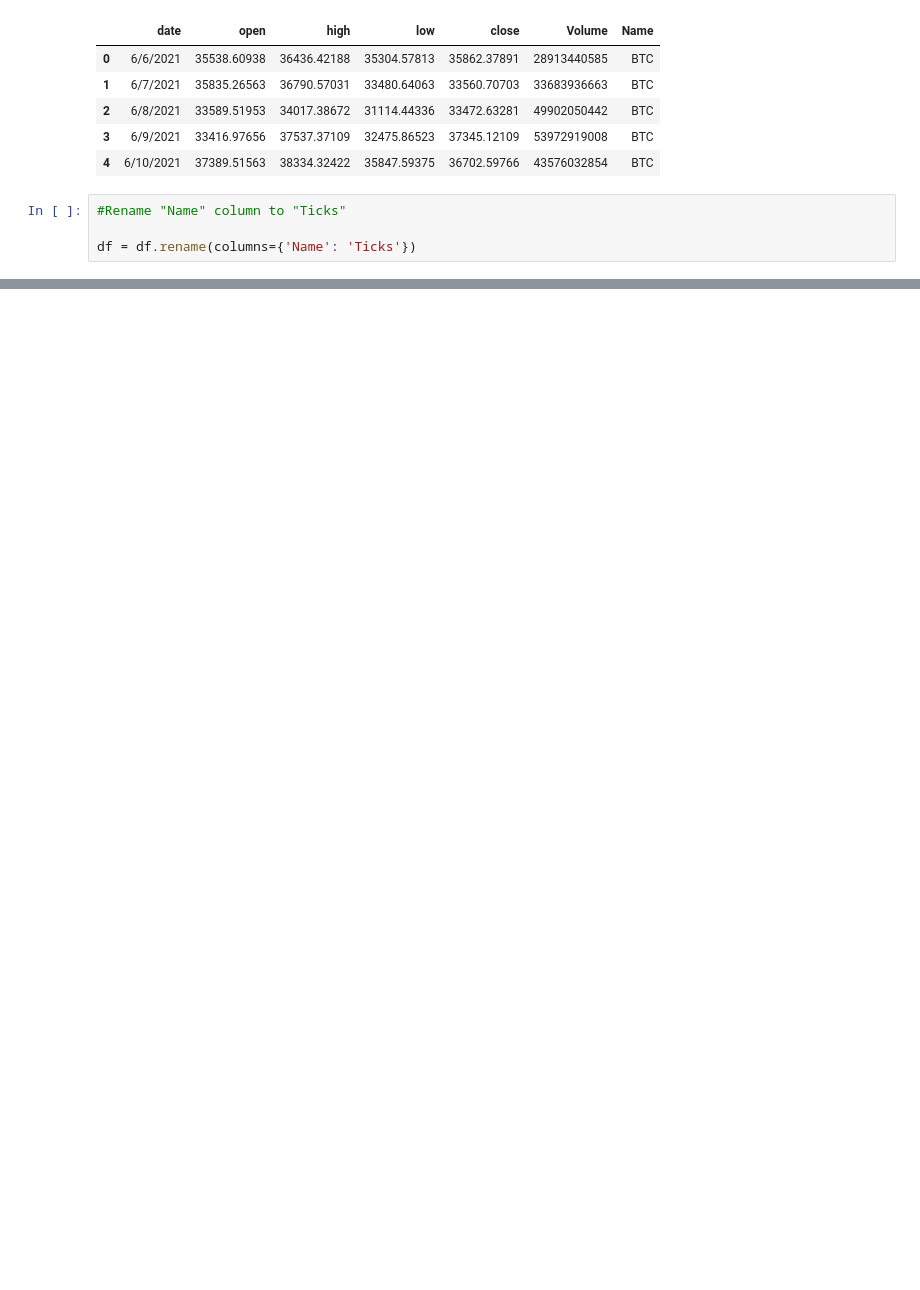
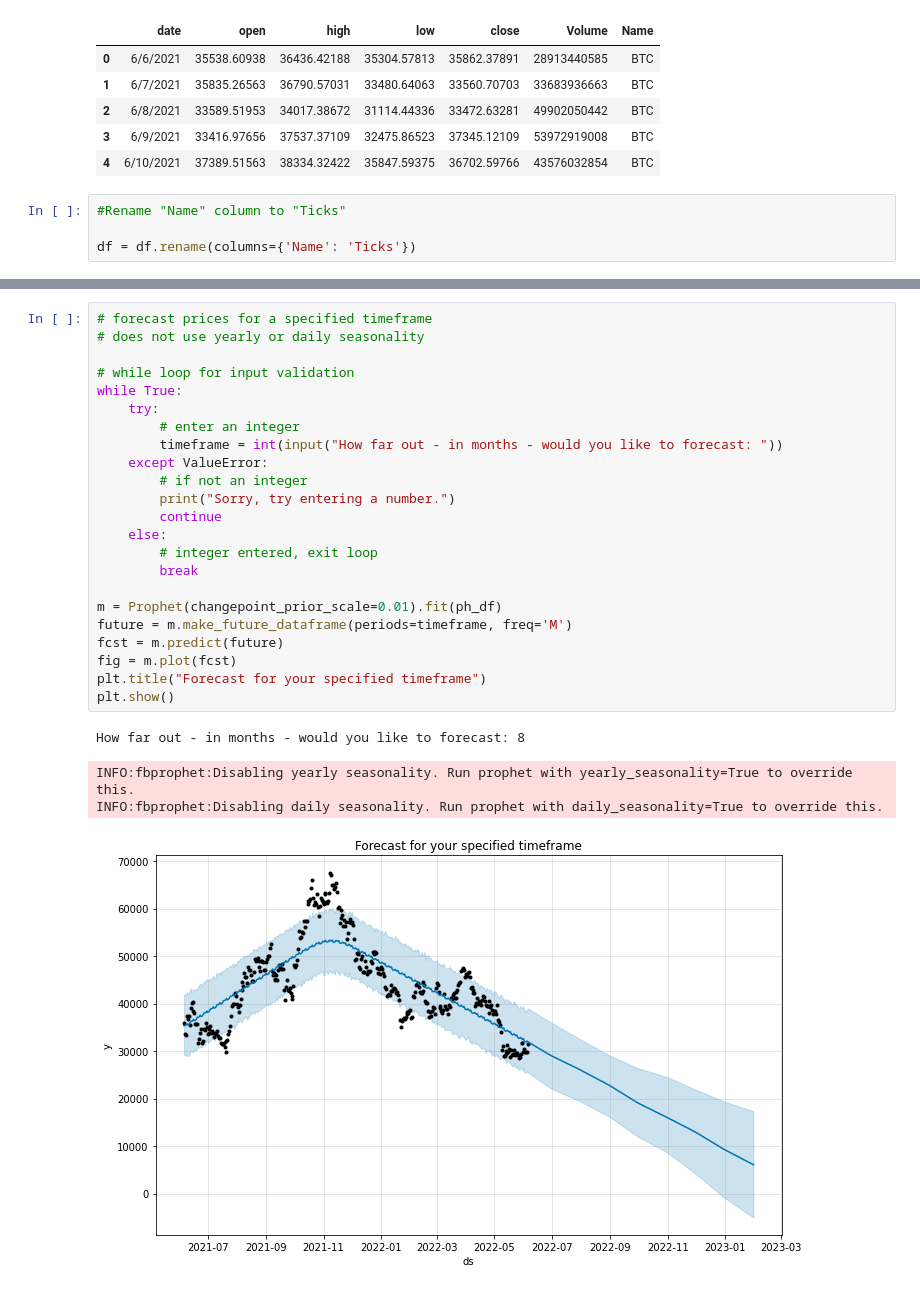
Before and after one commit to colbyenbody/crypto_price_forecaster, a Jupyter notebook: price_forecaster.ipynb, the cells around one changed output, grey strips where cells are left out. Drawn from its saved outputs; the diff is of its cells as text; blank space fills up the shorter version.

```diff
--- a/price_forecaster.ipynb
+++ b/price_forecaster.ipynb
@@ -142,0 +145,28 @@ INFO:fbprophet:Disabling daily seasonality. Run prophet with daily_seasonality=T
+# %%
+# forecast prices for a specified timeframe
+# does not use yearly or daily seasonality
+
+# while loop for input validation
+while True:
+    try:
+        # enter an integer
+        timeframe = int(input("How far out - in months - would you like to forecast: "))
+    except ValueError:
+        # if not an integer
+        print("Sorry, try entering a number.")
+        continue
+    else:
+        # integer entered, exit loop
+        break
+
+m = Prophet(changepoint_prior_scale=0.01).fit(ph_df)
+future = m.make_future_dataframe(periods=timeframe, freq='M')
+fcst = m.predict(future)
+fig = m.plot(fcst)
+plt.title("Forecast for your specified timeframe")
+plt.show()
+# %% [output]
+How far out - in months - would you like to forecast: 8
+INFO:fbprophet:Disabling yearly seasonality. Run prophet with yearly_seasonality=True to override this.
+INFO:fbprophet:Disabling daily seasonality. Run prophet with daily_seasonality=True to override this.
+[figure, added]
```
Also changed, not shown: parts of 13 cells of this notebook.
